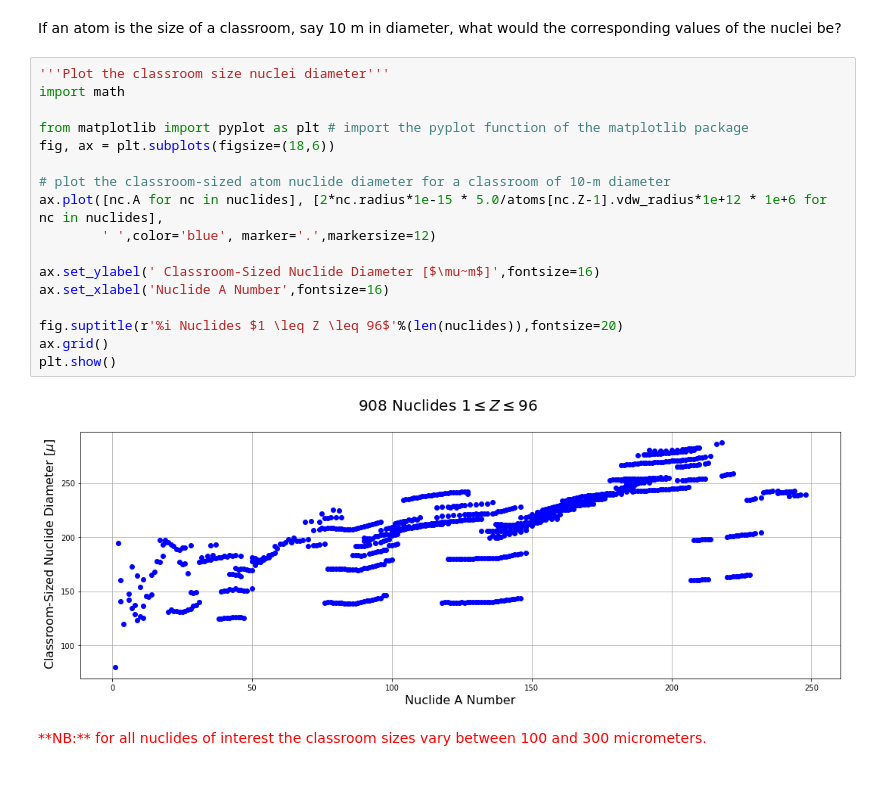
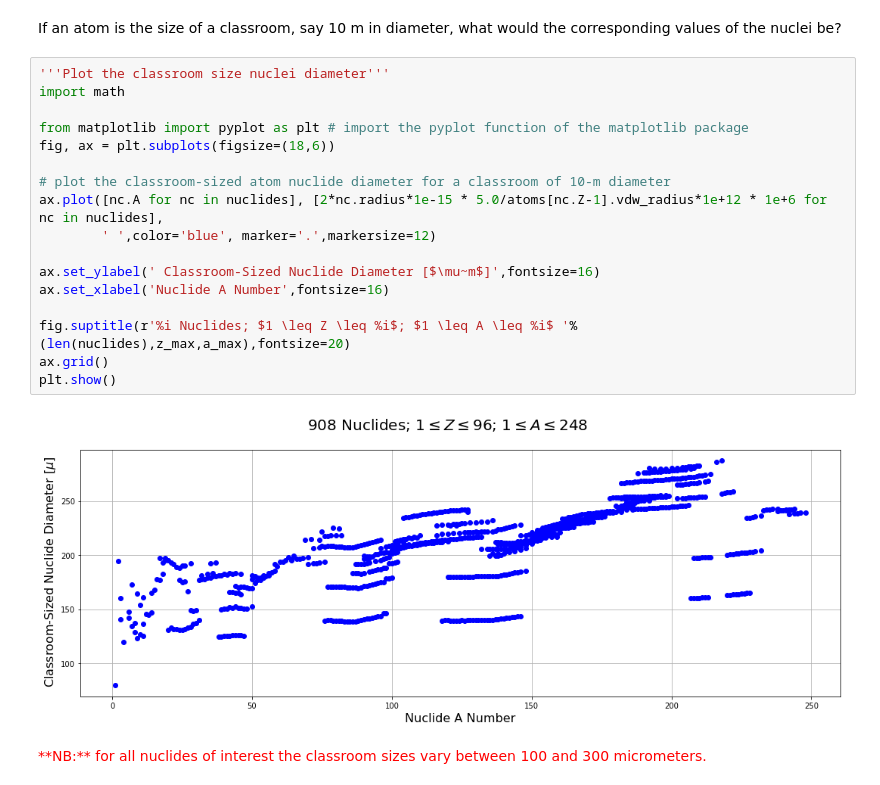
Before and after one commit to dpploy/engy-4350, a Jupyter notebook: notebooks/02c-gamma-capture-xsection.ipynb, the cells around one changed output. Saved outputs shown, nothing was run; the diff lists cells and outputs as text.

```diff
--- a/notebooks/02c-gamma-capture-xsection.ipynb
+++ b/notebooks/02c-gamma-capture-xsection.ipynb
@@ -205,22 +206,22 @@ If an atom is the size of a classroom, say 10 m in diameter, what would the corr
 # %%
 '''Plot the classroom size nuclei diameter'''
 import math
 
 from matplotlib import pyplot as plt # import the pyplot function of the matplotlib package
 fig, ax = plt.subplots(figsize=(18,6))
 
 # plot the classroom-sized atom nuclide diameter for a classroom of 10-m diameter
 ax.plot([nc.A for nc in nuclides], [2*nc.radius*1e-15 * 5.0/atoms[nc.Z-1].vdw_radius*1e+12 * 1e+6 for nc in nuclides],
         ' ',color='blue', marker='.',markersize=12)
 
 ax.set_ylabel(' Classroom-Sized Nuclide Diameter [$\mu~m$]',fontsize=16)
 ax.set_xlabel('Nuclide A Number',fontsize=16)
 
-fig.suptitle(r'%i Nuclides $1 \leq Z \leq 96$'%(len(nuclides)),fontsize=20)
+fig.suptitle(r'%i Nuclides; $1 \leq Z \leq %i$; $1 \leq A \leq %i$ '%(len(nuclides),z_max,a_max),fontsize=20)
 ax.grid()
 plt.show()
 # %% [output]
-[figure, old version]
+[figure, new version]
 # %% [markdown]
 <span style="color:red">
 **NB:** for all nuclides of interest the classroom sizes vary between 100 and 300 micrometers.
```
Also changed, not shown: parts of 6 cells of this notebook, 2 other files.
